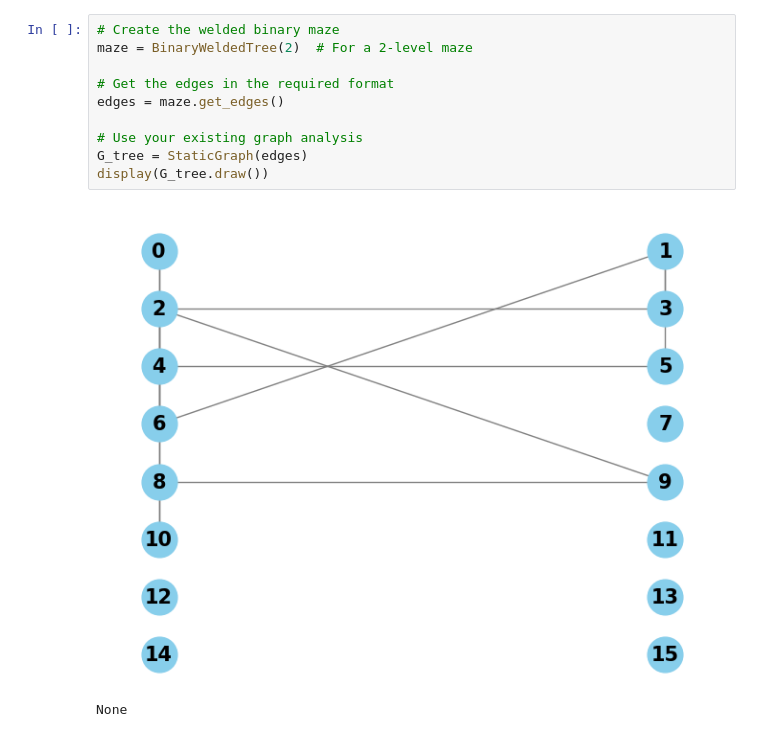
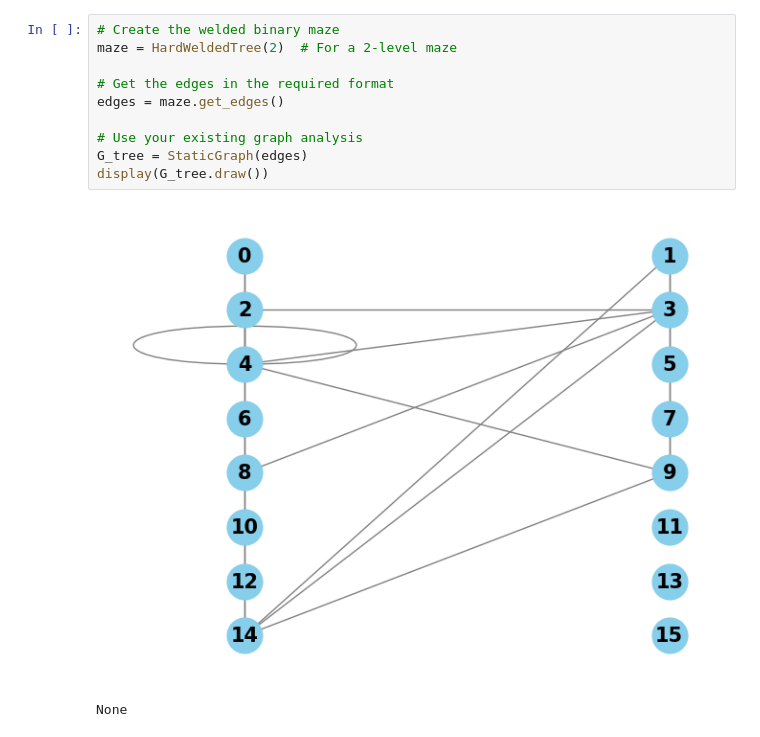
Before and after one commit to Mostafa-Atallah2020/ctqw-matching-decomp, a Jupyter notebook: examples/Binary Welded Trees.ipynb, the cells around one changed output. Saved outputs shown, nothing was run; the diff lists cells and outputs as text.

Commit message:
Implementing the hard binary welded tree

```diff
--- a/examples/Binary Welded Trees.ipynb
+++ b/examples/Binary Welded Trees.ipynb
@@ -20,16 +20,16 @@ Edges: {('0000', '0100'), ('0100', '0011'), ('0011', '0010'), ('0010', '0001'),
 [figure]
 # %%
 # Create the welded binary maze
-maze = BinaryWeldedTree(2)  # For a 2-level maze
+maze = HardWeldedTree(2)  # For a 2-level maze
 
 # Get the edges in the required format
 edges = maze.get_edges()
 
 # Use your existing graph analysis
 G_tree = StaticGraph(edges)
 display(G_tree.draw())
 # %% [output]
-[figure, old version]
+[figure, new version]
 None
 # %%
 
```
Also changed, not shown: parts of 5 cells of this notebook, 1 other file.
